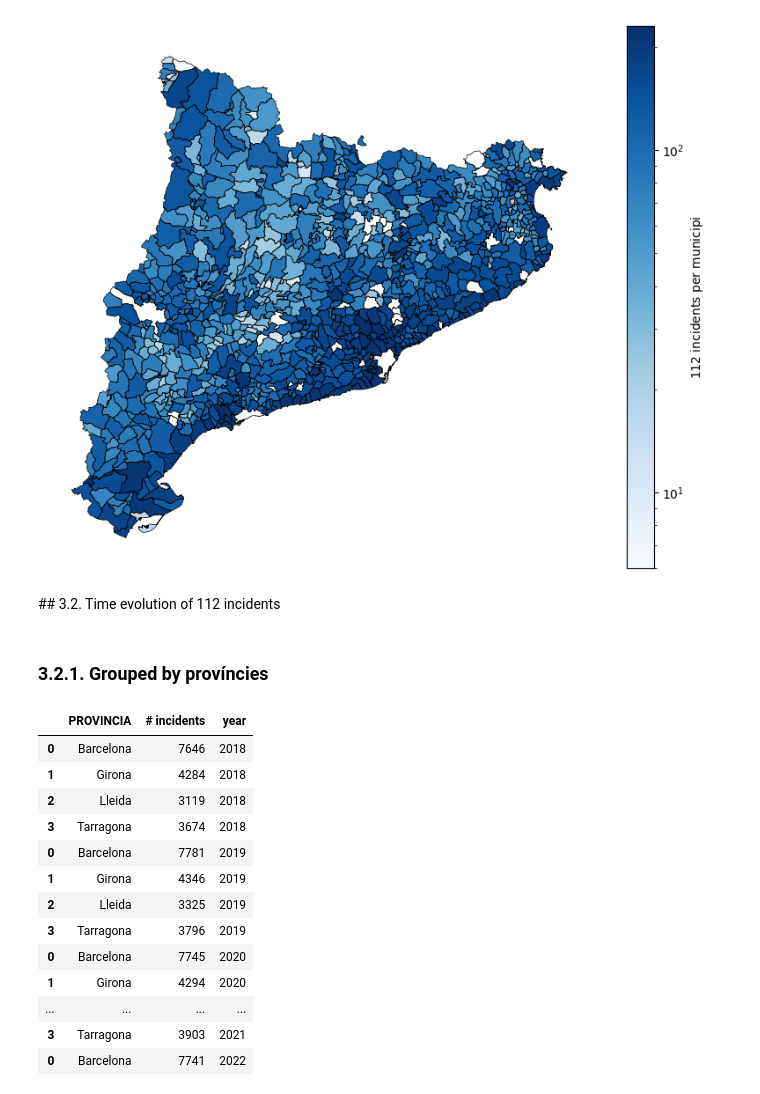
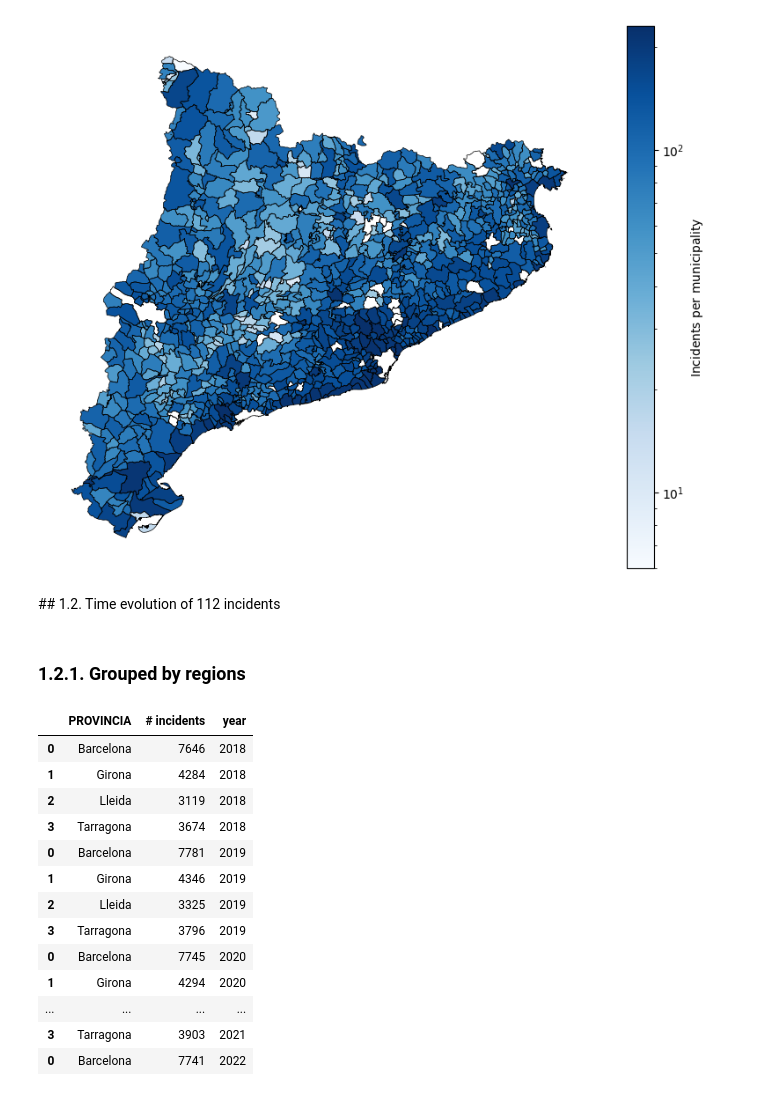
Before and after one commit to belenmvinhas/AVDM_ioib, a Jupyter notebook: ivan/112_incidents.ipynb, the cells around one changed output. Cells and saved outputs as stored; diff of their text form; code cells hidden in the pictures.

```diff
--- a/ivan/112_incidents.ipynb
+++ b/ivan/112_incidents.ipynb
@@ -370,41 +184,22 @@ See the caveats in the documentation: https://pandas.pydata.org/pandas-docs/stab
-# %%
-# Merge between shapefile & data
-ninc_muni_merge = cat_muni.merge(ninc_muni, how='left', left_on='NOMMUNI', right_on='MUNICIPI')
-
-# Conserve original geometry
-ninc_muni_merge_gpd = gpd.GeoDataFrame(ninc_muni_merge, geometry="geometry")
-
-# Plot
-fig, ax = plt.subplots(figsize=(10,8))
-
-plot = ninc_muni_merge_gpd.plot(column='# incidents',
-                                cmap='Blues',
-                                norm = LogNorm(),
-                                ax=ax,
-                                legend=False)
-
-ninc_muni_merge_gpd.boundary.plot(ax=ax, linewidth=0.5, color='black')
-
-cbar = fig.colorbar(plot.get_children()[0], ax=ax, label=r'112 incidents per $\text{municipi}$')
-
-ax.set_xticks([])
-ax.set_yticks([])
-
-ax.set_aspect('equal')
-
-ax.spines['top'].set_color('none')
-ax.spines['bottom'].set_color('none')
-ax.spines['left'].set_color('none')
-ax.spines['right'].set_color('none')
-
-ruta = fig_dir+"112_incidents/112_incidents-geo_muni"
-plt.savefig(ruta, dpi=500,bbox_inches='tight')
-# %% [output]
-[figure, removed]
+# %%
+cat_regions = cat_muni
+number_cat_regions = ninc_muni
+title_cat_regions_shp = 'NOMMUNI'
+title_cat_regions_pd = 'MUNICIPI'
+number_label = '# incidents'
+colorbar_label = r'Incidents per $\text{municipality}$'
+ruta = fig_dir+"112_incidents/112_incidents-geo_muni"
+
+geographical_map(cat_regions,number_cat_regions,
+                      title_cat_regions_shp, title_cat_regions_pd,
+                      number_label,
+                      colorbar_label, ruta)
+# %% [output]
+[figure, added]
 # %% [markdown]
-## 3.2. Time evolution of 112 incidents <a class="anchor" id="3.2"></a>
+## 1.2. Time evolution of 112 incidents <a class="anchor" id="1.2"></a>
 # %% [markdown]
-### 3.2.1. Grouped by províncies  <a class="anchor" id="3.2.1"></a>
+### 1.2.1. Grouped by regions  <a class="anchor" id="1.2.1"></a>
 # %%
 ninc_prov = pd.DataFrame({"PROVINCIA":[],"# incidents":[],"year":[]})
 
```
Also changed, not shown: parts of 54 cells of this notebook, 23 other files.
